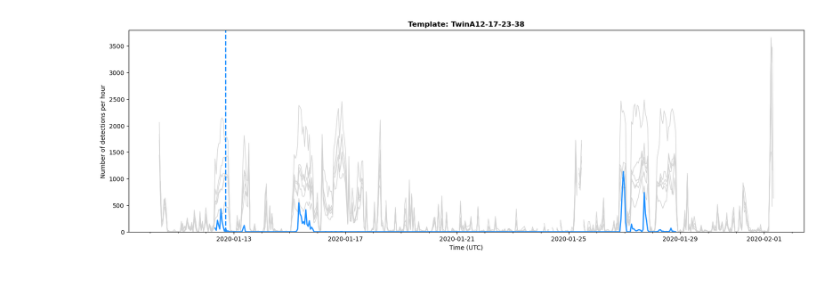
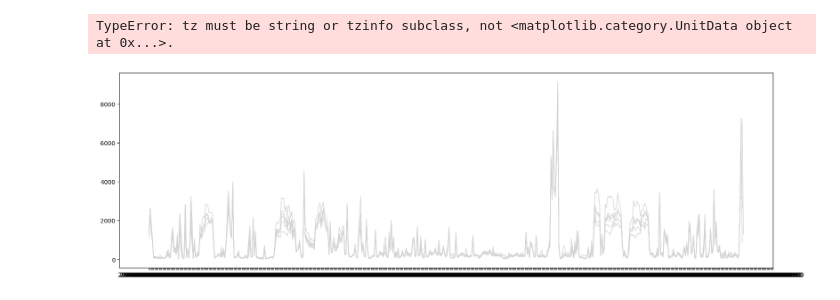
Before and after one commit to SerpRateAI/oman_microearthquakes, a Jupyter notebook: plot_ccdetection_count_by_hour.ipynb, the cells around one changed output. Saved outputs shown, nothing was run; the diff lists cells and outputs as text; code cells hidden in the pictures.

```diff
--- a/plot_ccdetection_count_by_hour.ipynb
+++ b/plot_ccdetection_count_by_hour.ipynb
@@ -18,22 +20,23 @@ countmax = 3800
 # %%
 ## Read template and match
 timewin = get_timewin_from_template_name(tempname)
-inpath = join(rootdir, timewin, f"ccmatches_{tempname}_{suffix}.dat")
+inpath = join(ROOTDIR, timewin, f"ccmatches_{tempname}_{suffix_cc}.dat")
 template_and_match = read_template_and_match(inpath)
 template = template_and_match.template
 matches = template_and_match.matches
 # %%
 ## Read the STA-LTA detections
-inpath = join(rootdir, "sta_lta_detections.csv")
-staltadf = read_csv(inpath, delimiter=" ")
-staltadf["hour"] = to_datetime(staltadf["hour"], format="%Y-%m-%d-%H-%M-%S")
+inpath = join(ROOTDIR, f"detections_{suffix_sta_lta}", "hourly_detection_numbers.csv")
+staltadf = read_csv(inpath, date_format="%Y-%m-%d %H:%M:%S")
 staltadf = staltadf.set_index("hour")
 # %%
 ## Get the number of matched events per hour
 timedf = DataFrame(matches.get_match_times(), columns=["time"])
 timedf.set_index("time", inplace=True)
 
-ccdf = timedf.groupby(Grouper(freq="1H")).size()
+ccdf = DataFrame(timedf.groupby(Grouper(freq="H")).size())
+ccdf.rename(columns={0: "count"}, inplace=True)
+ccdf.index.name = "hour"
 # %%
 ## Plot the number of detections per hour
 
@@ -42,10 +45,10 @@ subarray = get_subarray_from_template_name(tempname)
 
 ### Get the stations to plot
 if subarray == "A":
-    stations_plot = ["A01", "A02", "A03", "A04", "A05", "A06"]
+    stations_plot =  INNER_STATIONS_A
     linecolor =  "dodgerblue"
 elif subarray == "B":
-    stations_plot = ["B01", "B02", "B03", "B04", "B06"]
+    stations_plot = INNER_STATIONS_B
     linecolor = "darkorange"
 else:
     raise ValueError("Unknown subarray")
@@ -57,34 +60,36 @@ if stations_plot[0][0] == "A":
 else:
     linecolor = "darkorange"
 
 ### Plot the STA-LTA detections
 hours_stalta = staltadf.index
 for station in stations_plot:
     counts = staltadf[station]
 
     ax.plot(hours_stalta, counts, label=station, color="lightgray", linewidth=1)
 
 ### Plot the cc detections
 hours_cc = ccdf.index
-counts = ccdf.values
+counts = ccdf["count"]
 ax.plot(hours_cc, counts, label="cc", color=linecolor, linewidth=2)
 
 time_template = template.first_start_time
 hour_template = time_template.replace(minute=0, second=0, microsecond=0)
 
 ax.axvline(x=hour_template, color=linecolor, linestyle="--", linewidth=2)
 
 ax.set_ylim(0, countmax)
 
 ax.set_xlabel("Time (UTC)")
 ax.set_ylabel("Number of detections per hour")
 
 ax.set_title(f"Template: {tempname}", fontsize=12, fontweight="bold")
 ax.xaxis.set_minor_locator(DayLocator())
 
 ### Save figure
-outpath = join(rootdir, timewin, f"cc_vs_stalta_{tempname}_{suffix}.png")
+fig.patch.set_alpha(0)
 
-fig.savefig(outpath, dpi=300, bbox_inches="tight")
+outpath = join(ROOTDIR, timewin, f"cc_vs_stalta_{tempname}_{suffix_cc}_{suffix_sta_lta}.png")
+fig.savefig(outpath, dpi=300)
 # %% [output]
+TypeError: tz must be string or tzinfo subclass, not <matplotlib.category.UnitData object at 0x...>.
-[figure, old version]
+[figure, new version]
```
Also changed, not shown: parts of 4 cells of this notebook, 20 other files.
